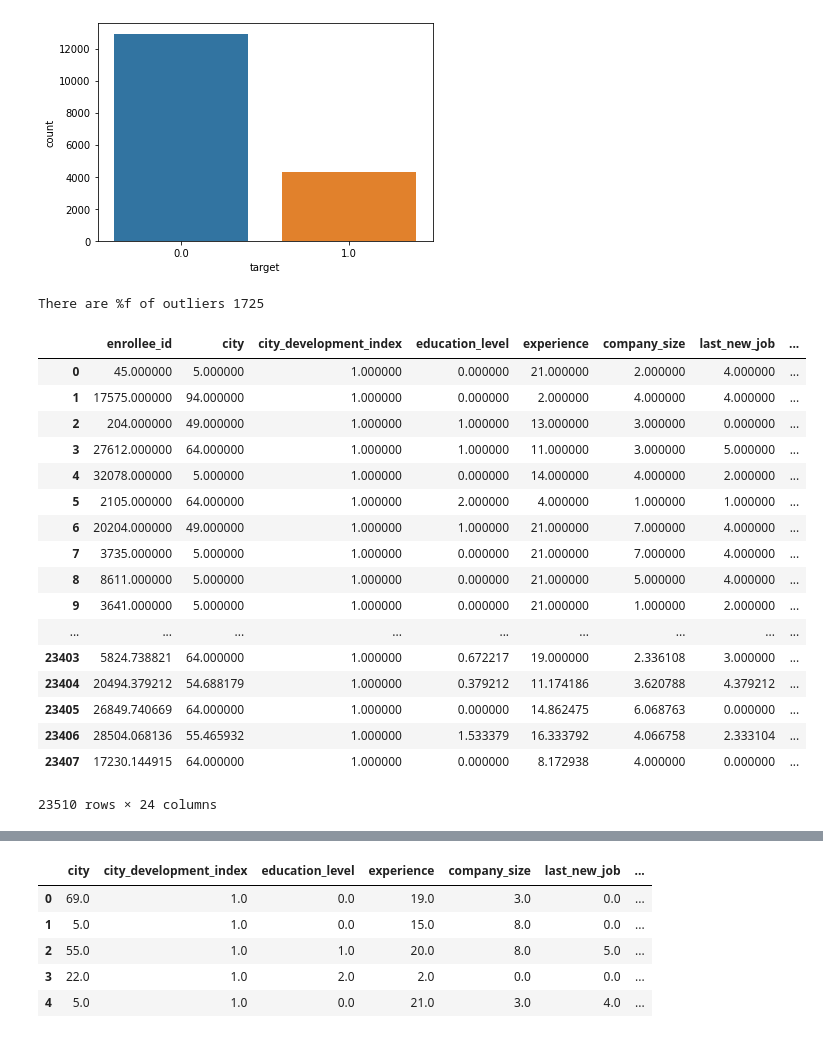
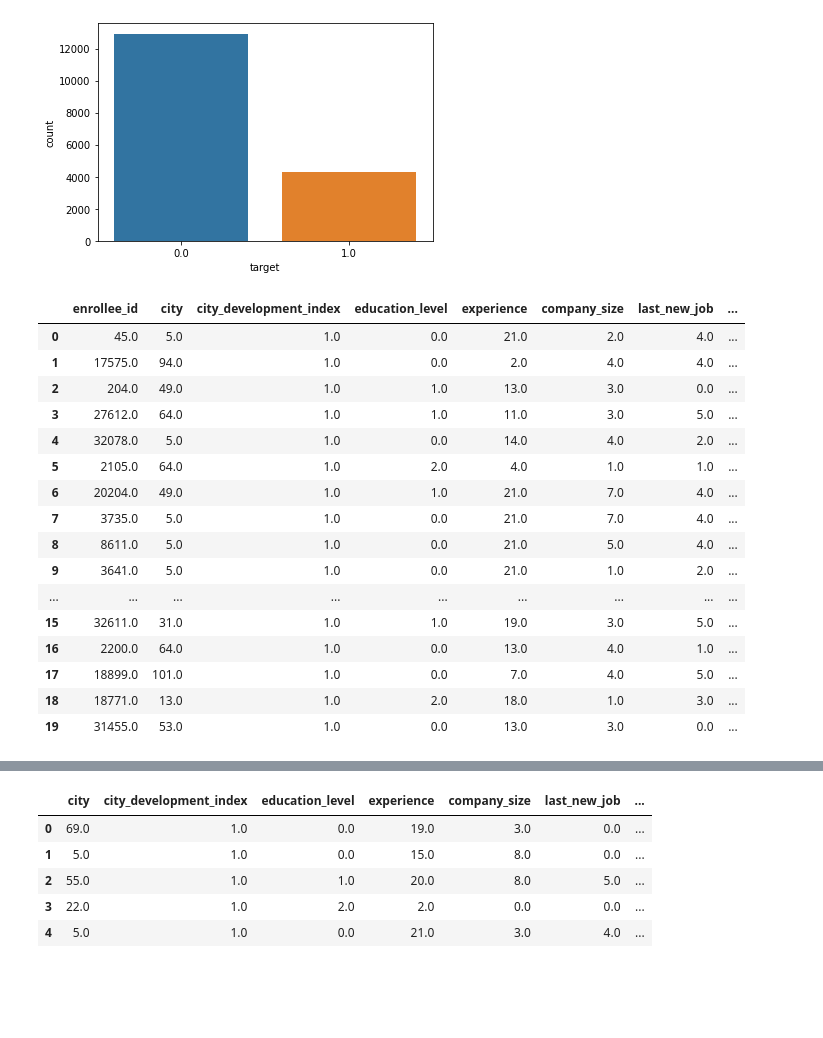
Before and after one commit to jyyy750/HR_Analytics_project, a Jupyter notebook: hr 3.0.ipynb, the cells around one changed output, grey strips where cells are left out. Cells and saved outputs as stored; diff of their text form; code cells hidden in the pictures; blank space fills up the shorter version.

```diff
--- a/hr 3.0.ipynb
+++ b/hr 3.0.ipynb
@@ -377,28 +377,26 @@ full_pipe = sklearn.pipeline.Pipeline(
 # %%
 # pre-process train set
 train_tmp = pd.concat([X_train,y_train],axis=1)
 train_tmp = full_pipe.fit_transform(train_tmp)
-train_tmp
+train_tmp.head(20)
 # %% [output]
-There are %f of outliers 1725
 |  | enrollee_id | city | city_development_index | education_level | experience | company_size | last_new_job | ... |
-| 0 | 45.000000 | 5.000000 | 1.000000 | 0.000000 | 21.000000 | 2.000000 | 4.000000 | ... |
-| 1 | 17575.000000 | 94.000000 | 1.000000 | 0.000000 | 2.000000 | 4.000000 | 4.000000 | ... |
-| 2 | 204.000000 | 49.000000 | 1.000000 | 1.000000 | 13.000000 | 3.000000 | 0.000000 | ... |
-| 3 | 27612.000000 | 64.000000 | 1.000000 | 1.000000 | 11.000000 | 3.000000 | 5.000000 | ... |
-| 4 | 32078.000000 | 5.000000 | 1.000000 | 0.000000 | 14.000000 | 4.000000 | 2.000000 | ... |
-| 5 | 2105.000000 | 64.000000 | 1.000000 | 2.000000 | 4.000000 | 1.000000 | 1.000000 | ... |
-| 6 | 20204.000000 | 49.000000 | 1.000000 | 1.000000 | 21.000000 | 7.000000 | 4.000000 | ... |
-| 7 | 3735.000000 | 5.000000 | 1.000000 | 0.000000 | 21.000000 | 7.000000 | 4.000000 | ... |
-| 8 | 8611.000000 | 5.000000 | 1.000000 | 0.000000 | 21.000000 | 5.000000 | 4.000000 | ... |
-| 9 | 3641.000000 | 5.000000 | 1.000000 | 0.000000 | 21.000000 | 1.000000 | 2.000000 | ... |
+| 0 | 45.0 | 5.0 | 1.0 | 0.0 | 21.0 | 2.0 | 4.0 | ... |
+| 1 | 17575.0 | 94.0 | 1.0 | 0.0 | 2.0 | 4.0 | 4.0 | ... |
+| 2 | 204.0 | 49.0 | 1.0 | 1.0 | 13.0 | 3.0 | 0.0 | ... |
+| 3 | 27612.0 | 64.0 | 1.0 | 1.0 | 11.0 | 3.0 | 5.0 | ... |
+| 4 | 32078.0 | 5.0 | 1.0 | 0.0 | 14.0 | 4.0 | 2.0 | ... |
+| 5 | 2105.0 | 64.0 | 1.0 | 2.0 | 4.0 | 1.0 | 1.0 | ... |
+| 6 | 20204.0 | 49.0 | 1.0 | 1.0 | 21.0 | 7.0 | 4.0 | ... |
+| 7 | 3735.0 | 5.0 | 1.0 | 0.0 | 21.0 | 7.0 | 4.0 | ... |
+| 8 | 8611.0 | 5.0 | 1.0 | 0.0 | 21.0 | 5.0 | 4.0 | ... |
+| 9 | 3641.0 | 5.0 | 1.0 | 0.0 | 21.0 | 1.0 | 2.0 | ... |
 | ... | ... | ... | ... | ... | ... | ... | ... | ... |
-| 23403 | 5824.738821 | 64.000000 | 1.000000 | 0.672217 | 19.000000 | 2.336108 | 3.000000 | ... |
-| 23404 | 20494.379212 | 54.688179 | 1.000000 | 0.379212 | 11.174186 | 3.620788 | 4.379212 | ... |
-| 23405 | 26849.740669 | 64.000000 | 1.000000 | 0.000000 | 14.862475 | 6.068763 | 0.000000 | ... |
-| 23406 | 28504.068136 | 55.465932 | 1.000000 | 1.533379 | 16.333792 | 4.066758 | 2.333104 | ... |
-| 23407 | 17230.144915 | 64.000000 | 1.000000 | 0.000000 | 8.172938 | 4.000000 | 0.000000 | ... |
+| 15 | 32611.0 | 31.0 | 1.0 | 1.0 | 19.0 | 3.0 | 5.0 | ... |
+| 16 | 2200.0 | 64.0 | 1.0 | 0.0 | 13.0 | 4.0 | 1.0 | ... |
+| 17 | 18899.0 | 101.0 | 1.0 | 0.0 | 7.0 | 4.0 | 5.0 | ... |
+| 18 | 18771.0 | 13.0 | 1.0 | 2.0 | 18.0 | 1.0 | 3.0 | ... |
+| 19 | 31455.0 | 53.0 | 1.0 | 0.0 | 13.0 | 3.0 | 0.0 | ... |
-23510 rows × 24 columns
 # %%
 train_tmp.info()
 # %% [output]
```
Also changed, not shown: parts of 7 cells of this notebook.
